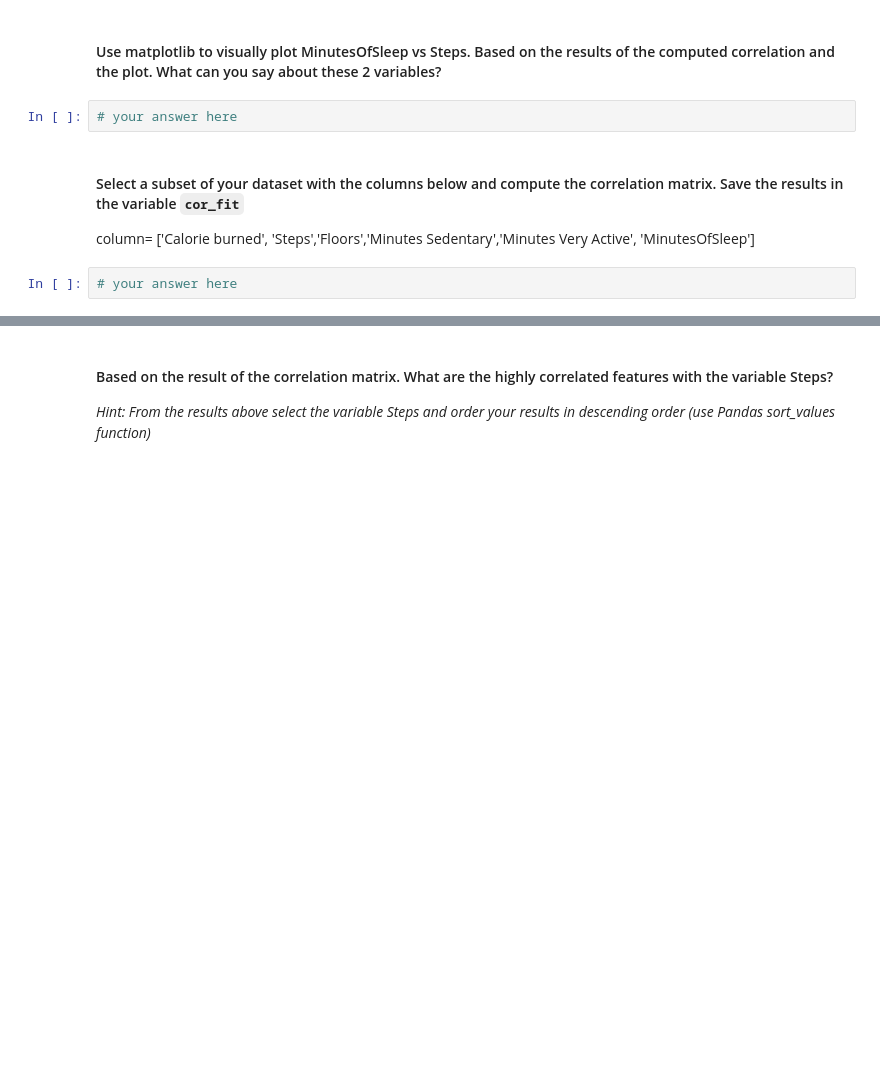
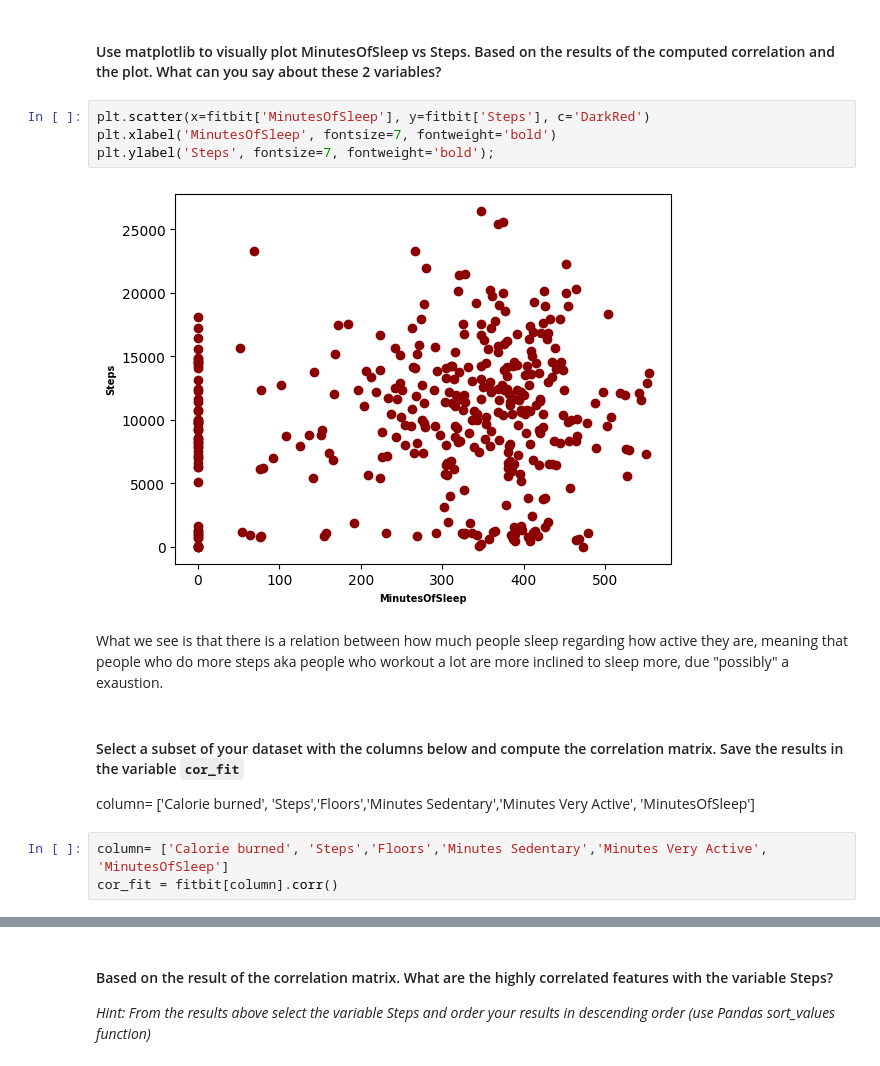
Before and after one commit to Ironhack-Data-Madrid-Octubre-2023/5.1-lab_pivot_table_and_correlation, a Jupyter notebook: your_code/main.ipynb, the cells around one changed output, grey strips where cells are left out. Cells and saved outputs as stored; diff of their text form; blank space fills up the shorter version.

```diff
--- a/your_code/main.ipynb
+++ b/your_code/main.ipynb
@@ -214,9 +282,16 @@ fb_csv =
 # %% [markdown]
 #### Use matplotlib to visually plot MinutesOfSleep vs Steps. Based on the results of the computed correlation and the plot. What can you say about these 2 variables?
-# %%
-# your answer here
+# %%
+plt.scatter(x=fitbit['MinutesOfSleep'], y=fitbit['Steps'], c='DarkRed')
+plt.xlabel('MinutesOfSleep', fontsize=7, fontweight='bold')
+plt.ylabel('Steps', fontsize=7, fontweight='bold');
+# %% [output]
+[figure, added]
+# %% [markdown]
+What we see is that there is a relation between how much people sleep regarding how active they are, meaning that people who do more steps aka people who workout a lot are more inclined to sleep more, due "possibly" a exaustion.
 # %% [markdown]
 #### Select a subset of your dataset with the columns below and compute the correlation matrix. Save the results in the variable `cor_fit`
 column= ['Calorie burned', 'Steps','Floors','Minutes Sedentary','Minutes Very Active', 'MinutesOfSleep']
-# %%
-# your answer here
+# %%
+column= ['Calorie burned', 'Steps','Floors','Minutes Sedentary','Minutes Very Active', 'MinutesOfSleep']
+cor_fit = fitbit[column].corr()
```
Also changed, not shown: parts of 42 cells of this notebook.
